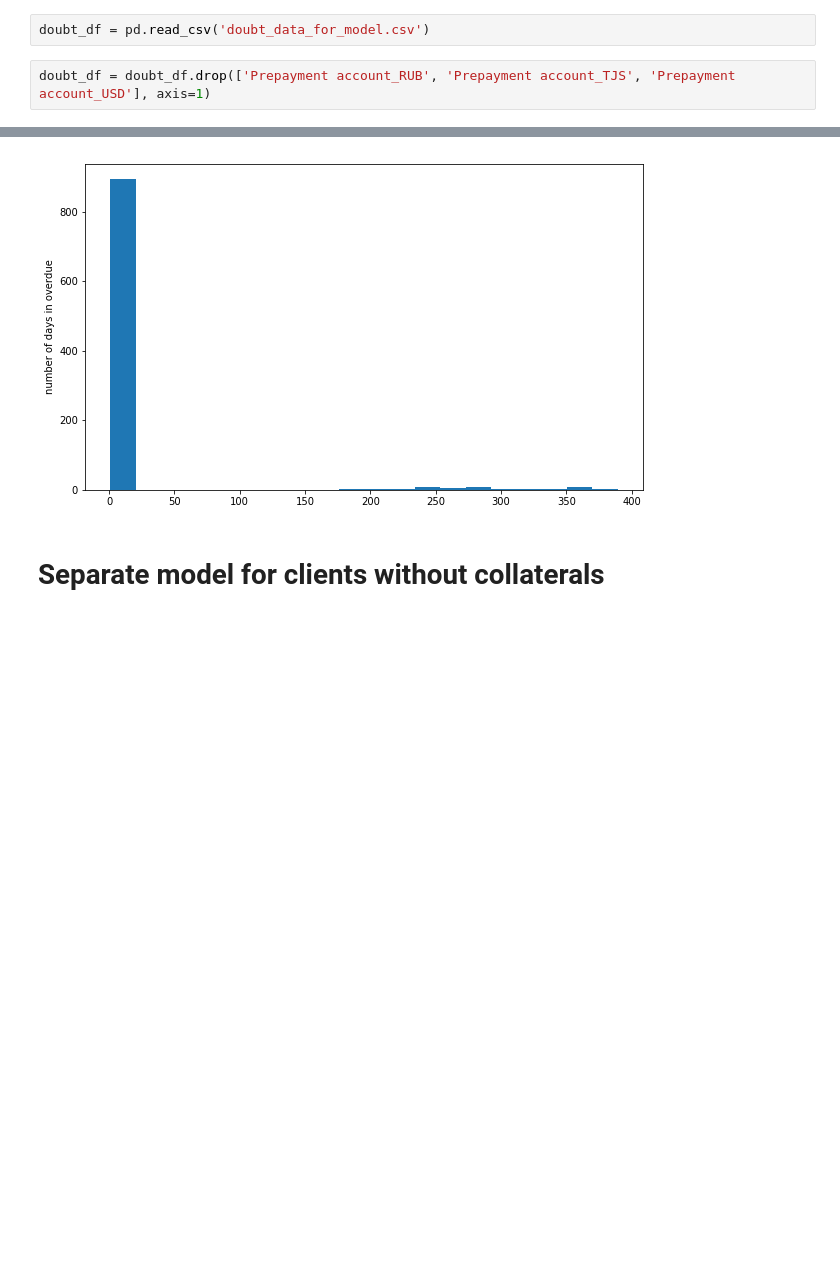
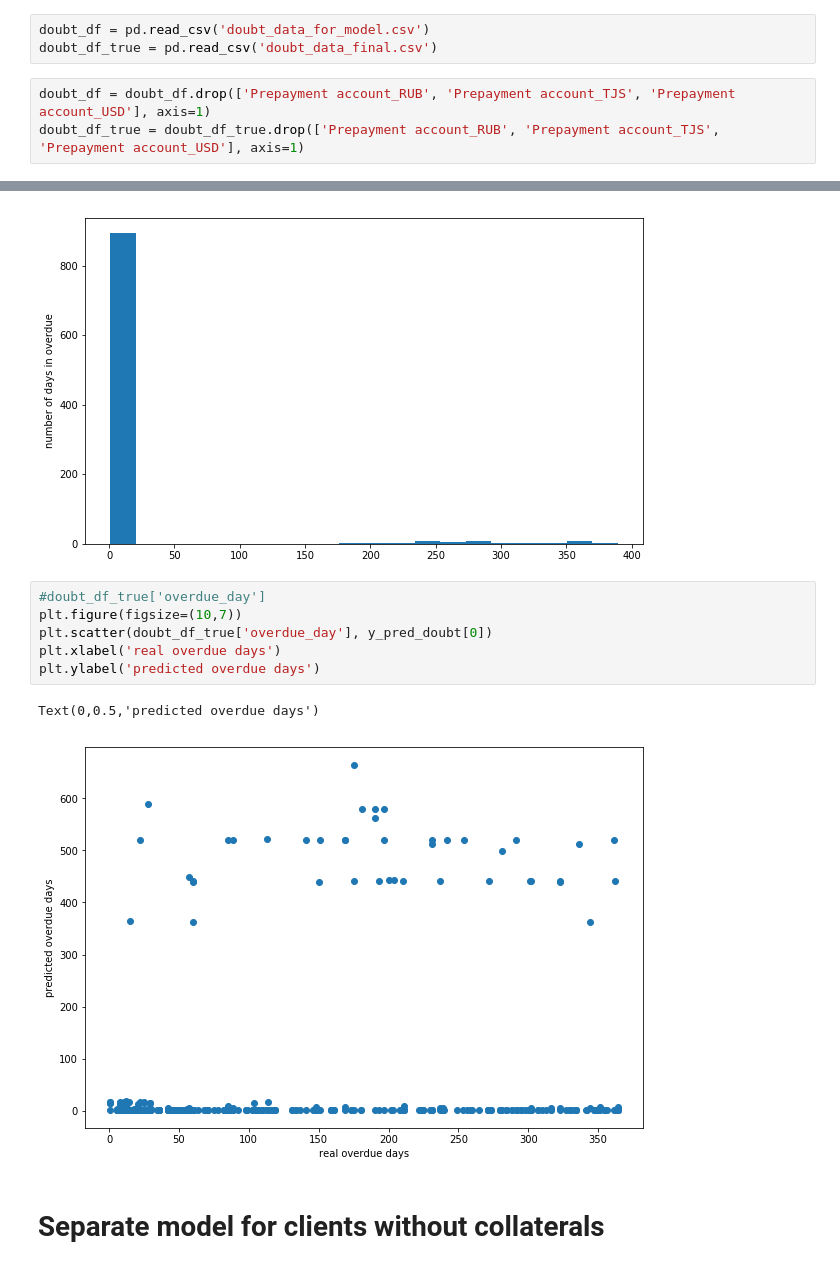
Before and after one commit to Mariya-Lipchanskaya/greetgo, a Jupyter notebook: RFR for data_for_model final.ipynb, the cells around one changed output, grey strips where cells are left out. Cells and saved outputs as stored; diff of their text form; blank space fills up the shorter version.

```diff
--- a/RFR for data_for_model final.ipynb
+++ b/RFR for data_for_model final.ipynb
@@ -80,8 +85,10 @@ R2 0.8599495781030727
 # Predict on data that have no target (it has not 0 value on last observing day)
 # %%
 doubt_df = pd.read_csv('doubt_data_for_model.csv')
+doubt_df_true = pd.read_csv('doubt_data_final.csv')
 # %%
 doubt_df = doubt_df.drop(['Prepayment account_RUB', 'Prepayment account_TJS', 'Prepayment account_USD'], axis=1)
+doubt_df_true = doubt_df_true.drop(['Prepayment account_RUB', 'Prepayment account_TJS', 'Prepayment account_USD'], axis=1)
 # %%
 doubt_df.info()
 # %% [output]
@@ -127,6 +134,15 @@ plt.ylabel('number of days in overdue')
 plt.show()
 # %% [output]
 [figure]
+# %%
+#doubt_df_true['overdue_day']
+plt.figure(figsize=(10,7))
+plt.scatter(doubt_df_true['overdue_day'], y_pred_doubt[0])
+plt.xlabel('real overdue days')
+plt.ylabel('predicted overdue days')
+# %% [output]
+Text(0,0.5,'predicted overdue days')
+[figure, added]
 # %% [markdown]
 # Separate model for clients without collaterals
 # %%
```
Also changed, not shown: parts of 12 cells of this notebook, 1 other file.
